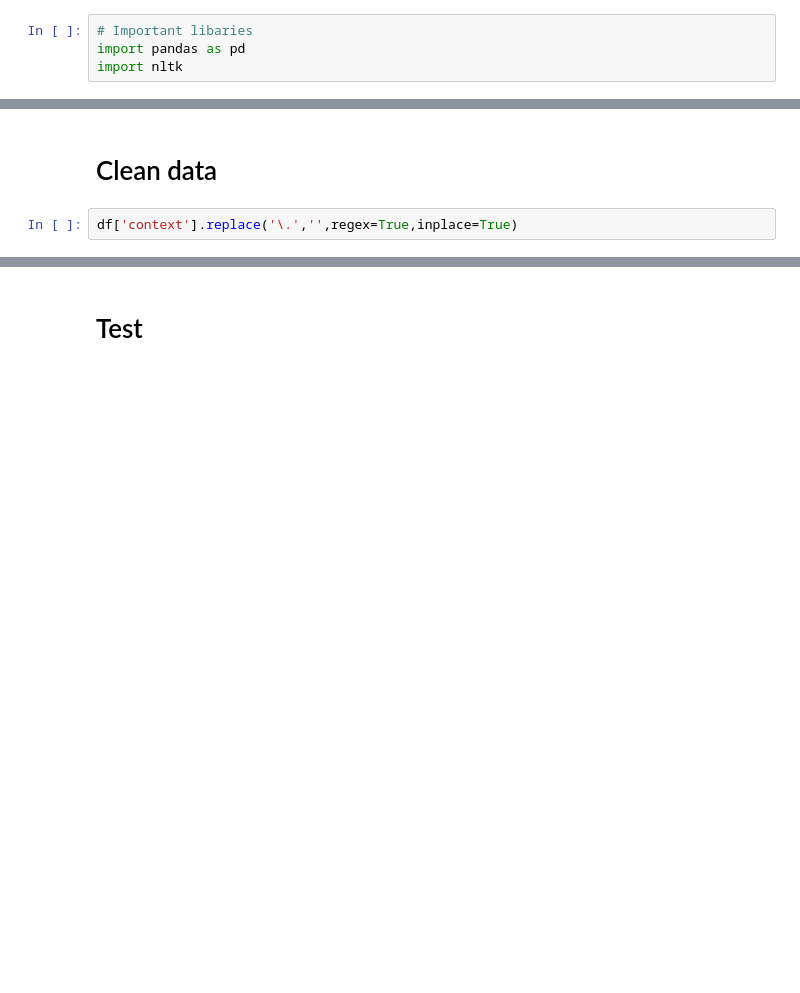
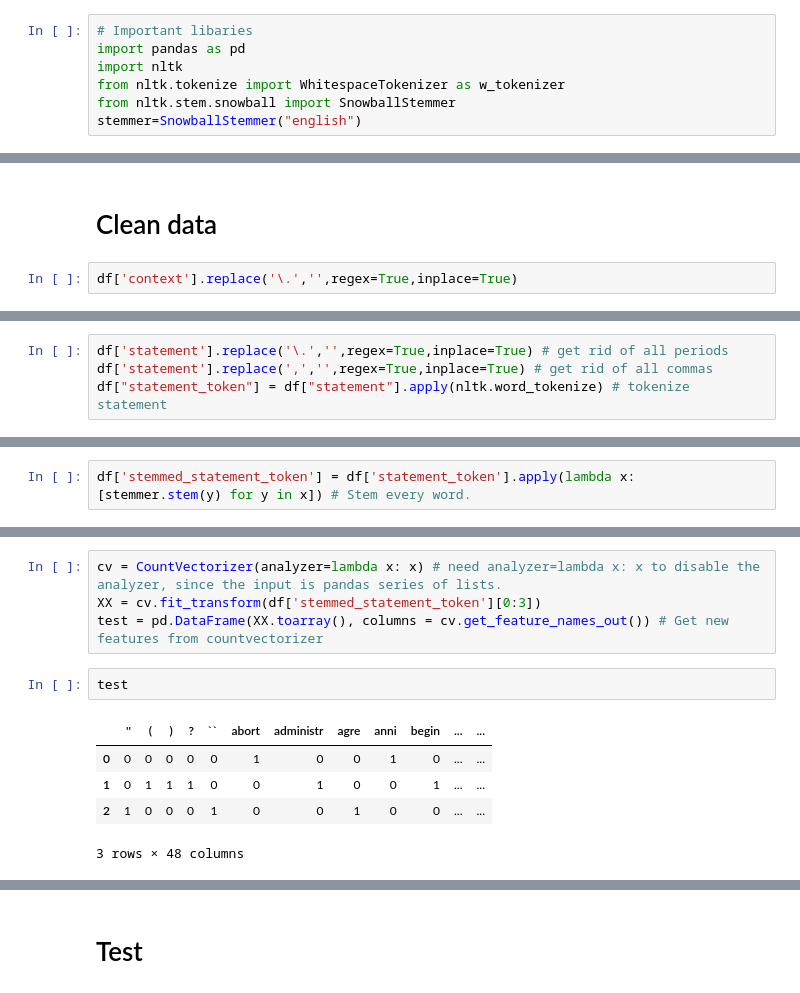
Before and after one commit to TanatPi/ESWD-Term-Project, a Jupyter notebook: true-false-news-classification-eswd-term-project.ipynb, the cells around one changed output, grey strips where cells are left out. Drawn from its saved outputs; the diff is of its cells as text; blank space fills up the shorter version.

Commit message:
add countvectorizer

```diff
--- a/true-false-news-classification-eswd-term-project.ipynb
+++ b/true-false-news-classification-eswd-term-project.ipynb
@@ -2,6 +2,9 @@
 # Important libaries
 import pandas as pd
 import nltk
+from nltk.tokenize import WhitespaceTokenizer as w_tokenizer
+from nltk.stem.snowball import SnowballStemmer
+stemmer=SnowballStemmer("english")
 # %%
 df = pd.read_table("/kaggle/input/LIARbyYang/train.tsv", header = None)
 df.columns = ["ID", "label", "statement", "subject", "speaker", "speaker_job", "state", "party", "pof_count", "false_count", "barelytrue_count", "halftrue_count", "mostlytrue_count", "context"]
@@ -26,0 +68,4 @@ df.head(10)
+# %%
+df['statement'].replace('\.','',regex=True,inplace=True) # get rid of all periods
+df['statement'].replace(',','',regex=True,inplace=True) # get rid of all commas
+df["statement_token"] = df["statement"].apply(nltk.word_tokenize) # tokenize statement
@@ -26,0 +81,2 @@ df.head(10)
+# %%
+df['stemmed_statement_token'] = df['statement_token'].apply(lambda x: [stemmer.stem(y) for y in x]) # Stem every word.
@@ -26,0 +105,12 @@ df.head(10)
+# %%
+cv = CountVectorizer(analyzer=lambda x: x) # need analyzer=lambda x: x to disable the analyzer, since the input is pandas series of lists.
+XX = cv.fit_transform(df['stemmed_statement_token'][0:3])
+test = pd.DataFrame(XX.toarray(), columns = cv.get_feature_names_out()) # Get new features from countvectorizer
+# %%
+test
+# %% [output]
+|  | '' | ( | ) | ? | `` | abort | administr | agre | anni | begin | ... | ... |
+| 0 | 0 | 0 | 0 | 0 | 0 | 1 | 0 | 0 | 1 | 0 | ... | ... |
+| 1 | 0 | 1 | 1 | 1 | 0 | 0 | 1 | 0 | 0 | 1 | ... | ... |
+| 2 | 1 | 0 | 0 | 0 | 1 | 0 | 0 | 1 | 0 | 0 | ... | ... |
+3 rows × 48 columns
```
Also changed, not shown: parts of 21 cells of this notebook.
